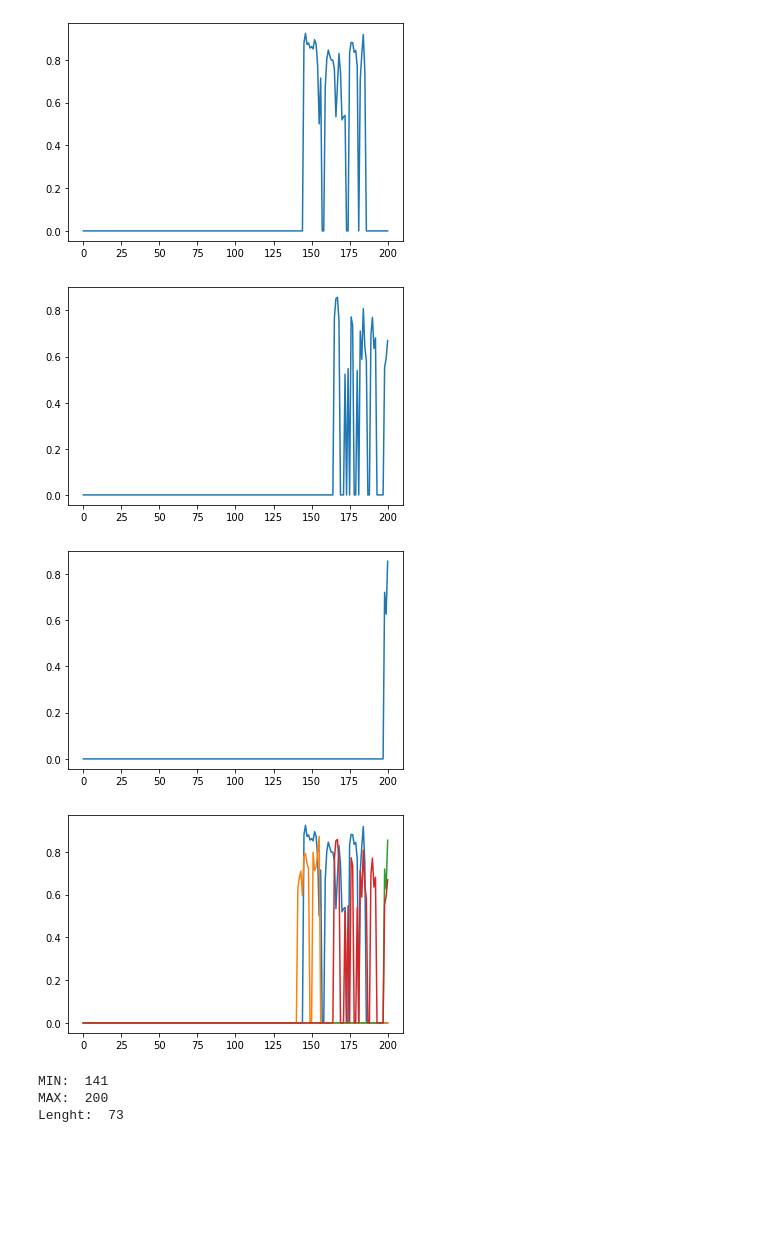
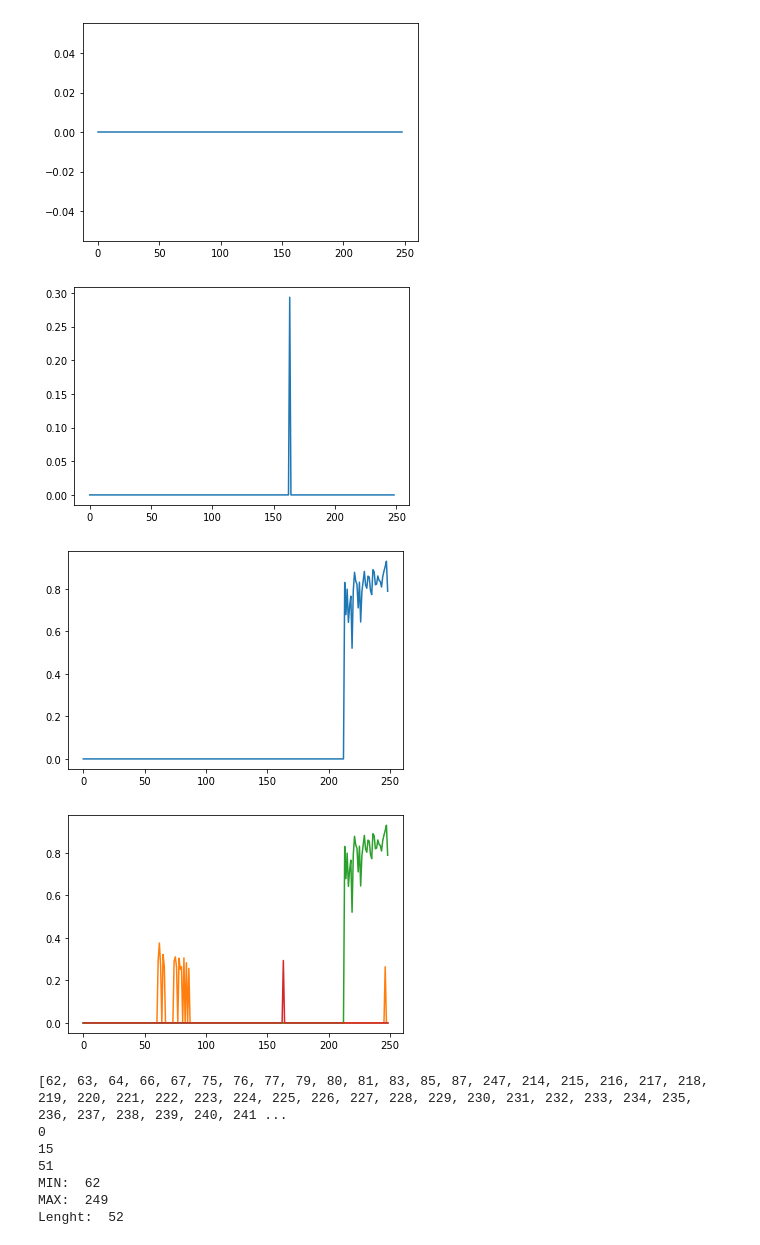
Before and after one commit to thofes/SJ_distance, a Jupyter notebook: 2022-12-24_Vorselektion.ipynb, the cells around one changed output. Saved outputs shown, nothing was run; the diff lists cells and outputs as text; code cells hidden in the pictures; blank space fills up the shorter version.

Commit message:
Visualisierung

```diff
--- a/2022-12-24_Vorselektion.ipynb
+++ b/2022-12-24_Vorselektion.ipynb
@@ -52,7 +52,7 @@ Results saved to /content.gdrive/MyDrive/Vorselektion/Yolo_skijumper_bigger/Resu
 import json
 import numpy as np
 
-with open("/content.gdrive/MyDrive/Vorselektion/Yolo_skijumper_bigger/Results/maxdetconfthres2/list.json", "r") as fp:
+with open("/content.gdrive/MyDrive/Vorselektion/Yolo_skijumper_bigger/78/org/list.json", "r") as fp:
     data = json.load(fp)
 
 
@@ -94,9 +94,9 @@ plt.show()
 # %%
-xaxis = np.arange(201)
-y1 = conf[0:201]
-y2 = conf[202:403]
-y3 = conf[404:605]
-y4 = conf[606:807]
+xaxis = np.arange(249)
+y1 = conf[0:249]
+y2 = conf[250:499]
+y3 = conf[500:749]
+y4 = conf[750:999]
 
 plt.plot(xaxis, y2)
 plt.show()
@@ -117,25 +117,34 @@ plt.show()
-[figure, old version]
+[figure, new version]
-[figure, old version]
+[figure, new version]
-[figure, old version]
+[figure, new version]
-[figure, old version]
+[figure, new version]
 # %%
 final_indexes = []
 for i, cf in enumerate(conf):
     if cf > 0:
-      if i > 605:
-        final_indexes.append(i-606)
-      elif i > 403:
-        final_indexes.append(i-404)
-      elif i > 201:
-        final_indexes.append(i-202)
+      if i > 749:
+        final_indexes.append(i-749)
+      elif i > 499:
+        final_indexes.append(i-499)
+      elif i > 249:
+        final_indexes.append(i-249)
       else:
         final_indexes.append(i)
 
+print(final_indexes)
+
+for i, k in enumerate(final_indexes):
+  if final_indexes[i] < final_indexes[i-1]:
+    print(i)
 
 print("MIN: ", min(final_indexes))
 print("MAX: ", max(final_indexes))
 print("Lenght: ", len(final_indexes))
 # %% [output]
-MIN:  141
-MAX:  200
-Lenght:  73
+[62, 63, 64, 66, 67, 75, 76, 77, 79, 80, 81, 83, 85, 87, 247, 214, 215, 216, 217, 218, 219, 220, 221, 222, 223, 224, 225, 226, 227, 228, 229, 230, 231, 232, 233, 234, 235, 236, 237, 238, 239, 240, 241 ...
+0
+15
+51
+MIN:  62
+MAX:  249
+Lenght:  52
```
Also changed, not shown: parts of 7 cells of this notebook.
